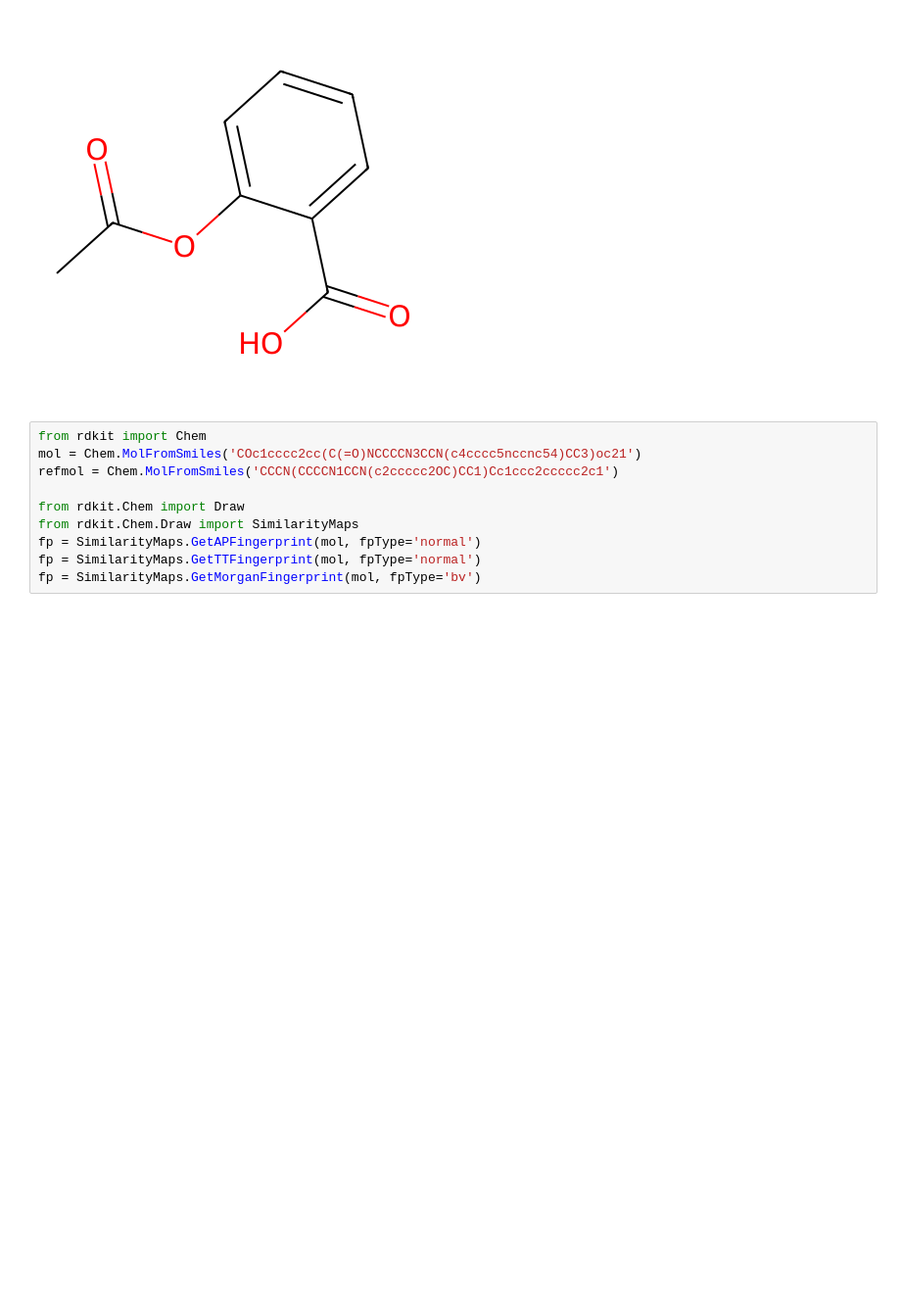
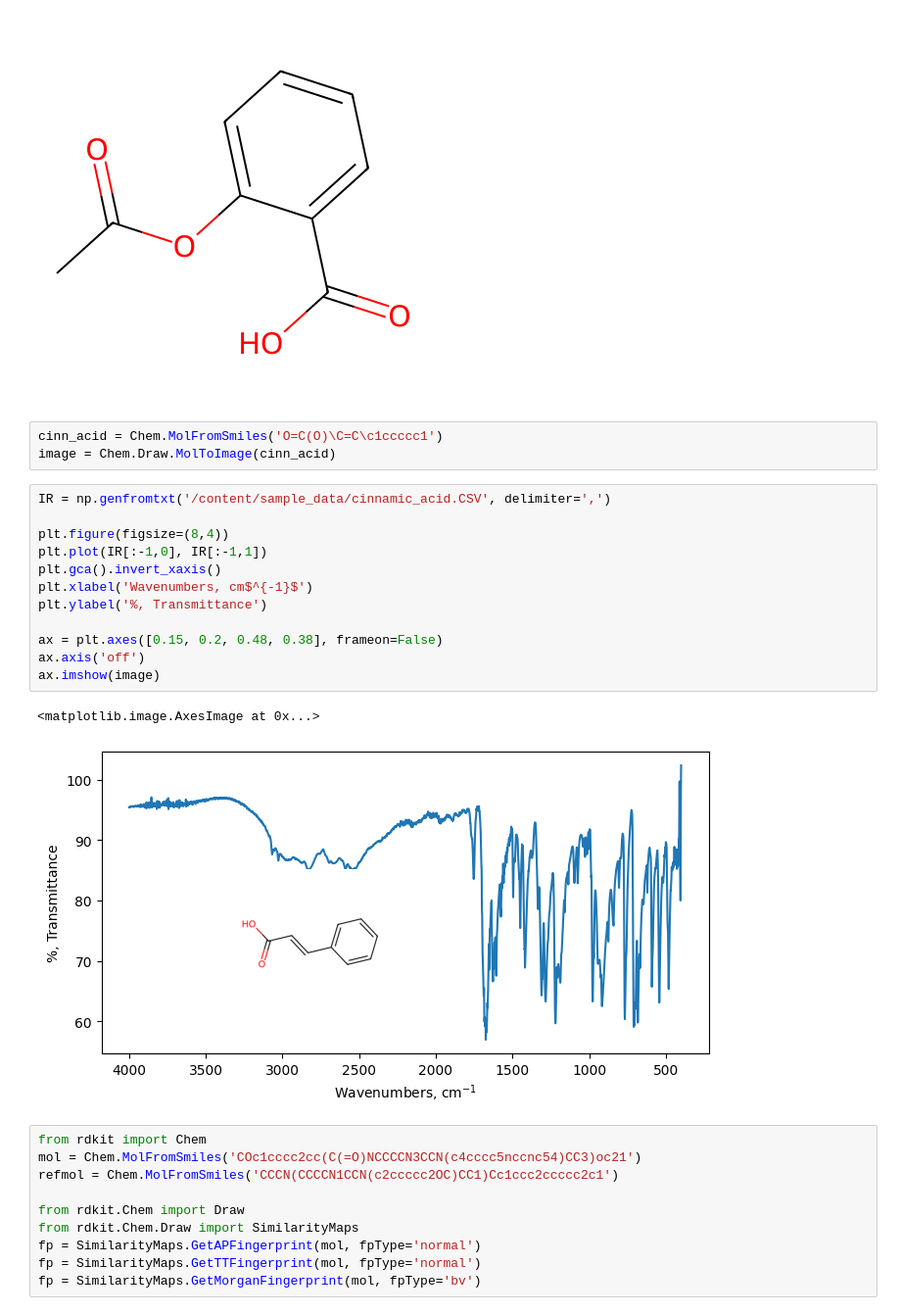
Before and after one commit to matusoff/Molecular-dynamics-with-BioPython, a Jupyter notebook: RDKit_for_Cheminformatics.ipynb, the cells around one changed output. Shown at 98% size. Drawn from its saved outputs; the diff is of its cells as text; blank space fills up the shorter version.

```diff
--- a/RDKit_for_Cheminformatics.ipynb
+++ b/RDKit_for_Cheminformatics.ipynb
@@ -43,6 +43,24 @@ IPythonConsole.ipython_useSVG = True
 Chem.Draw.MolToImage(aspirin, size=(400,400))
 # %% [output]
 [figure]
+# %%
+cinn_acid = Chem.MolFromSmiles('O=C(O)\C=C\c1ccccc1')
+image = Chem.Draw.MolToImage(cinn_acid)
+# %%
+IR = np.genfromtxt('/content/sample_data/cinnamic_acid.CSV', delimiter=',')
+
+plt.figure(figsize=(8,4))
+plt.plot(IR[:-1,0], IR[:-1,1])
+plt.gca().invert_xaxis()
+plt.xlabel('Wavenumbers, cm$^{-1}$')
+plt.ylabel('%, Transmittance')
+
+ax = plt.axes([0.15, 0.2, 0.48, 0.38], frameon=False)
+ax.axis('off')
+ax.imshow(image)
+# %% [output]
+<matplotlib.image.AxesImage at 0x...>
+[figure, added]
 # %%
 from rdkit import Chem
 mol = Chem.MolFromSmiles('COc1cccc2cc(C(=O)NCCCCN3CCN(c4cccc5nccnc54)CC3)oc21')
```
